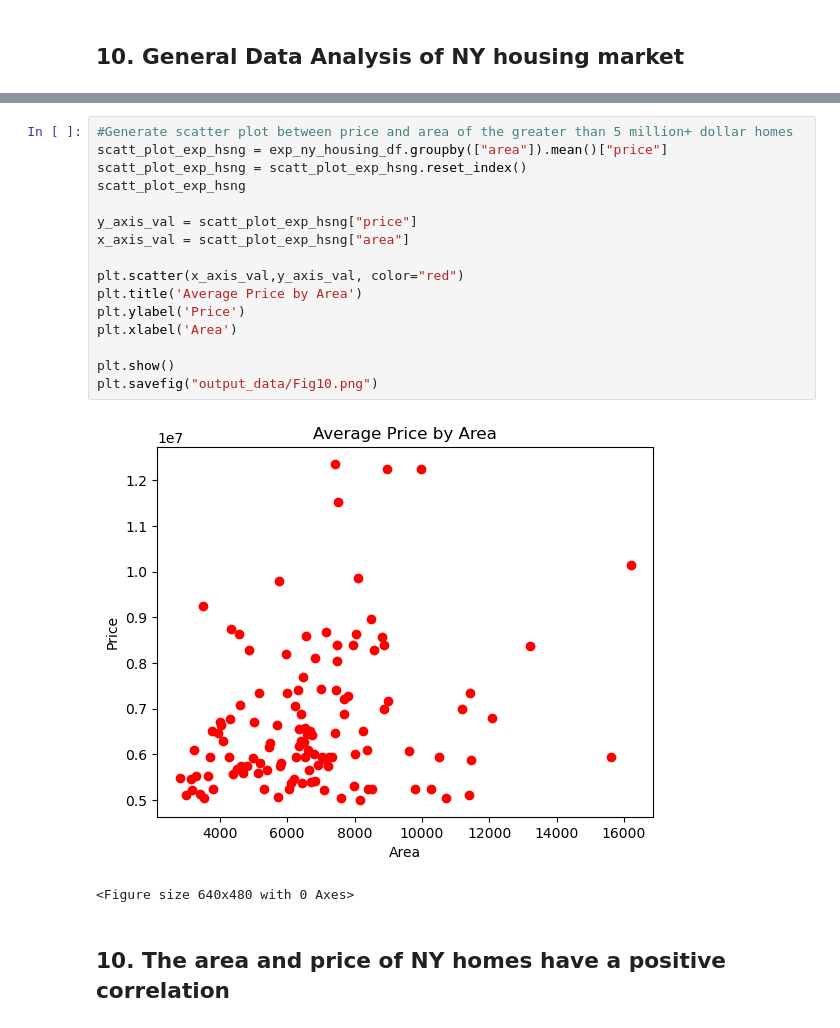
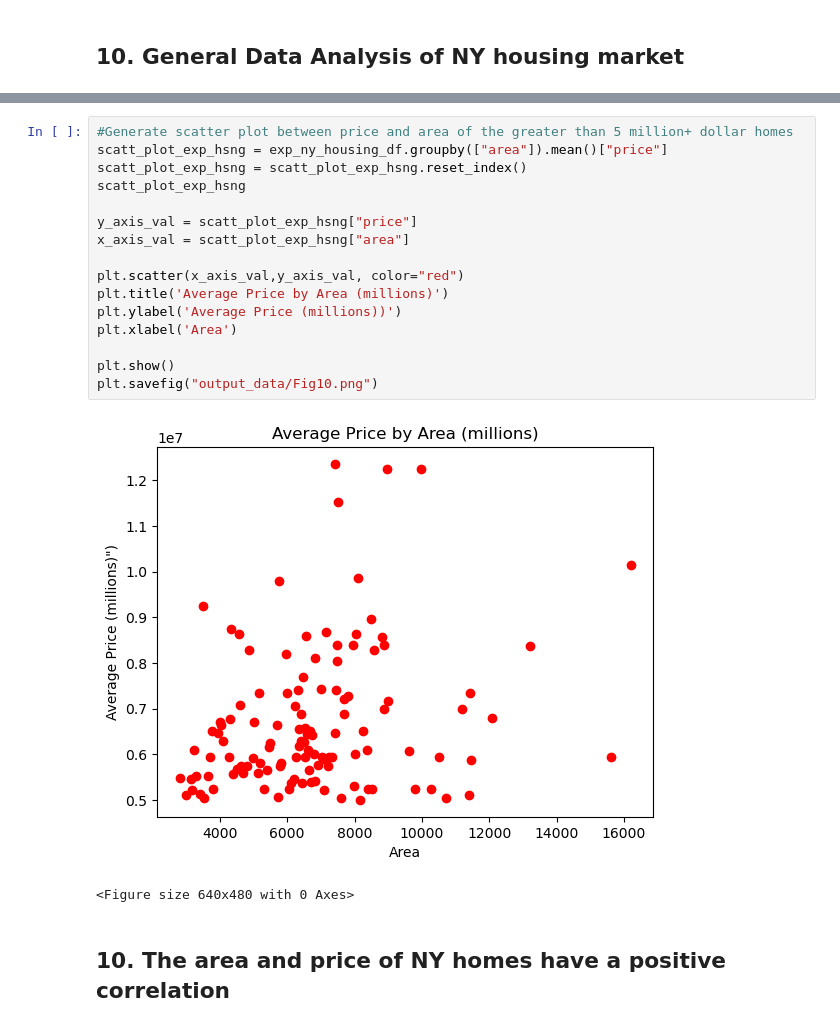
Before and after one commit to alanaadams/Project1, a Jupyter notebook: HomeattributePricing.ipynb, the cells around one changed output, grey strips where cells are left out. Cells and saved outputs as stored; diff of their text form.

Commit message:
including million unit

```diff
--- a/HomeattributePricing.ipynb
+++ b/HomeattributePricing.ipynb
@@ -550,21 +550,21 @@ exp_ny_housing_df.head()
 # %%
 #Generate scatter plot between price and area of the greater than 5 million+ dollar homes
 scatt_plot_exp_hsng = exp_ny_housing_df.groupby(["area"]).mean()["price"]
 scatt_plot_exp_hsng = scatt_plot_exp_hsng.reset_index()
 scatt_plot_exp_hsng
 
 y_axis_val = scatt_plot_exp_hsng["price"]
 x_axis_val = scatt_plot_exp_hsng["area"]
 
 plt.scatter(x_axis_val,y_axis_val, color="red")
-plt.title('Average Price by Area')
-plt.ylabel('Price')
+plt.title('Average Price by Area (millions)')
+plt.ylabel('Average Price (millions))')
 plt.xlabel('Area')
 
 plt.show()
 plt.savefig("output_data/Fig10.png")
 # %% [output]
-[figure, old version]
+[figure, new version]
 <Figure size 640x480 with 0 Axes>
 # %% [markdown]
 ##  10. The area and price of NY homes have a positive correlation
```
Also changed, not shown: parts of 2 cells of this notebook, 2 other files.
